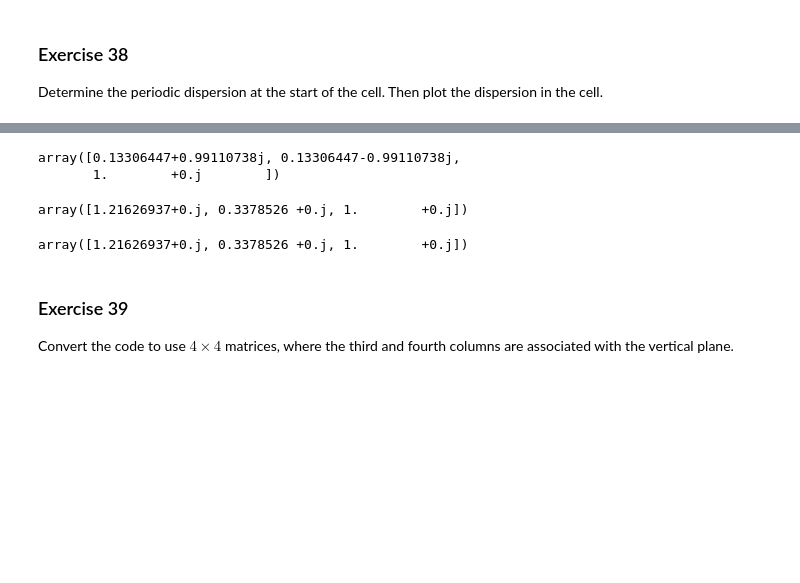
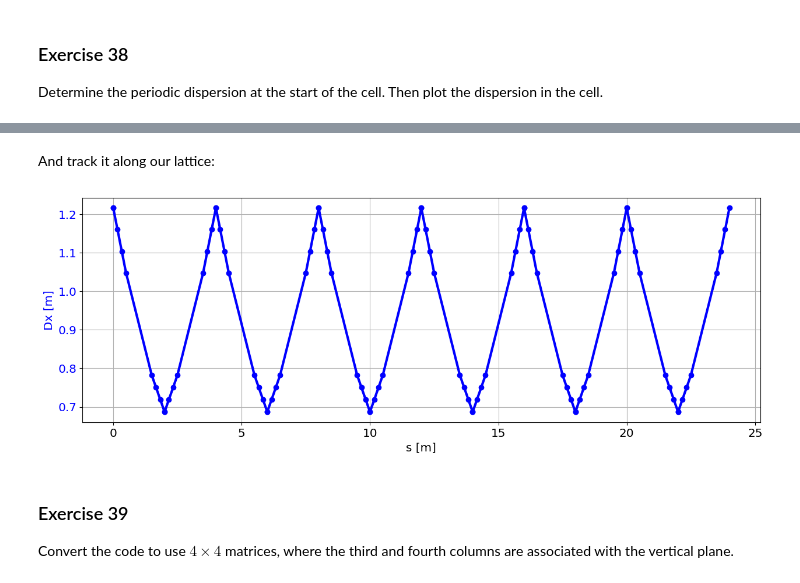
Before and after one commit to cerncas/hands-on-lattice-exercises, a Jupyter notebook: Exercises_Solutions.ipynb, the cells around one changed output, grey strips where cells are left out. Saved outputs shown, nothing was run; the diff lists cells and outputs as text; code cells hidden in the pictures; blank space fills up the shorter version.

```diff
--- a/Exercises_Solutions.ipynb
+++ b/Exercises_Solutions.ipynb
@@ -1709,0 +1736,3 @@ For that we need to solve the problem
+# %%
+myDispersion=np.real(eigenvectors[:,2]/eigenvectors[2,2])
+print(myDispersion)
@@ -1719,18 +1747,17 @@ eigenvalues, eigenvectors =np.linalg.eig(OTM[0]['matrix'])
-# %%
-eigenvalues
-# %% [output]
-array([0.13306447+0.99110738j, 0.13306447-0.99110738j,
-       1.        +0.j        ])
-# %%
-myDispersion=eigenvectors[:,2]/eigenvectors[2,2]
-myDispersion
-# %% [output]
-array([1.21626937+0.j, 0.3378526 +0.j, 1.        +0.j])
-# %%
-# sanity check: one can see that indeeed is a periodic solution!
-OTM[0]['matrix'] @ myDispersion
-# %% [output]
-array([1.21626937+0.j, 0.3378526 +0.j, 1.        +0.j])
+# %% [markdown]
+And track it along our lattice:
+# %%
+# need to make dispersion array compatible with our transportParticles function
+myDispersion = np.reshape(myDispersion, (3,1))
+output = transportParticles(myDispersion, beamline)
+
+plt.plot(output['s'], output['x'][0], 'o-b', lw=3)
+plt.grid(True)
+plt.xlabel('s [m]')
+plt.gca().set_ylabel('Dx [m]', color='b')
+plt.gca().tick_params(axis='y', labelcolor='b')
+# %% [output]
+[figure, added]
 # %% [markdown]
 ### Exercise 39
 Convert the code to use $4\times4$ matrices, where the third and fourth columns are associated with the vertical plane.
```
Also changed, not shown: parts of 34 cells of this notebook, 5 other files.
